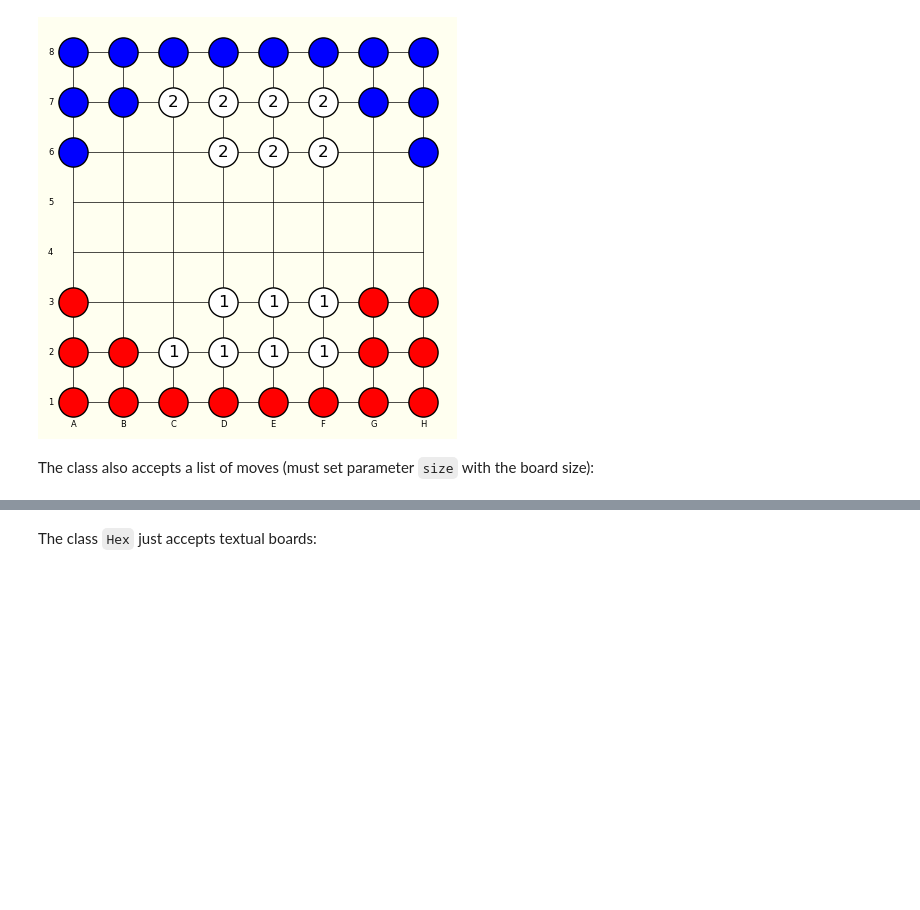
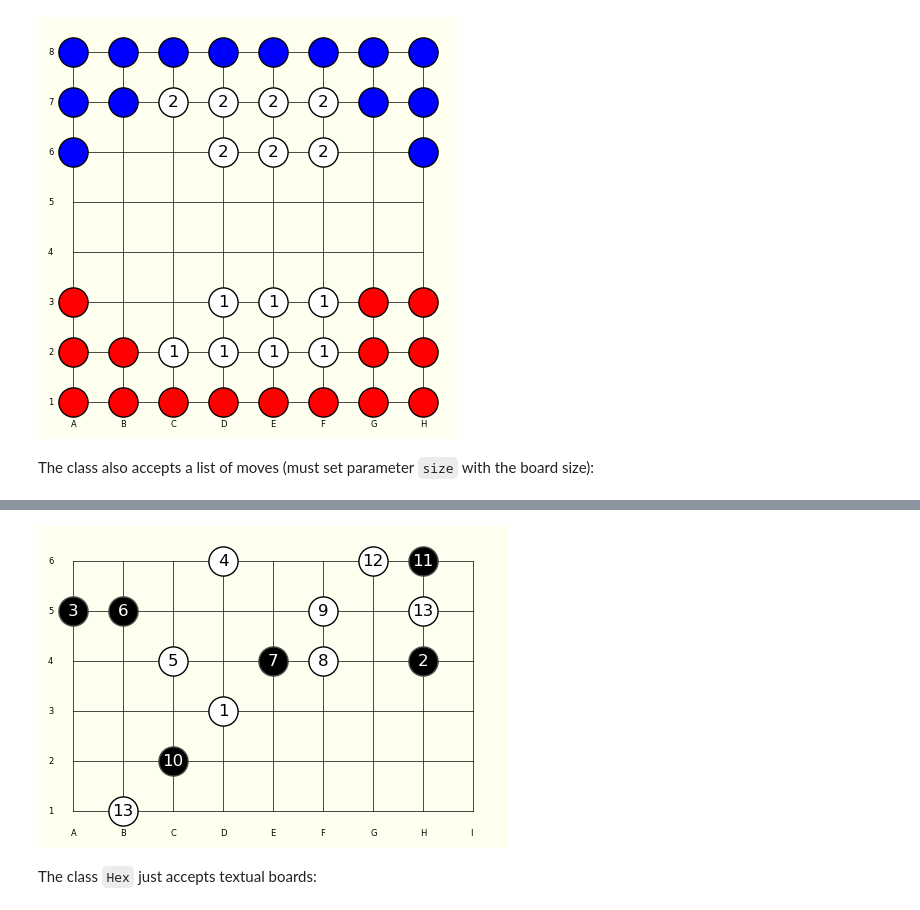
Before and after one commit to jpneto/draw_game_boards, a Jupyter notebook: code/Tutorial.ipynb, the cells around one changed output, grey strips where cells are left out. Cells and saved outputs as stored; diff of their text form; code cells hidden in the pictures; blank space fills up the shorter version.

```diff
--- a/code/Tutorial.ipynb
+++ b/code/Tutorial.ipynb
@@ -70,3 +87,8 @@ Sq(match, size=(6,9));
+# %%
+# white starts first, using a 122... sequence
+Sq(match, size=(6,9), players='oxxo');
+# %% [output]
+[figure, added]
 # %% [markdown]
 The class `Hex` just accepts textual boards:
 # %%
```
Also changed, not shown: parts of 12 cells of this notebook, 36 other files.
